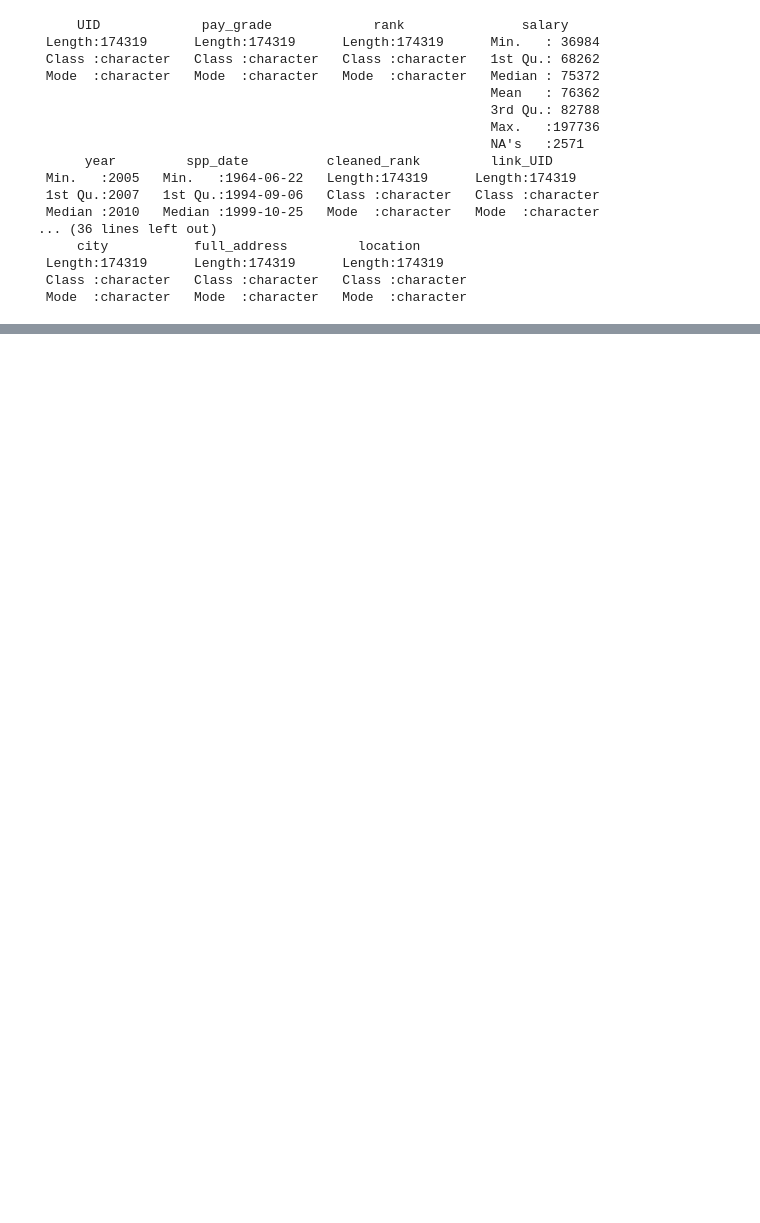
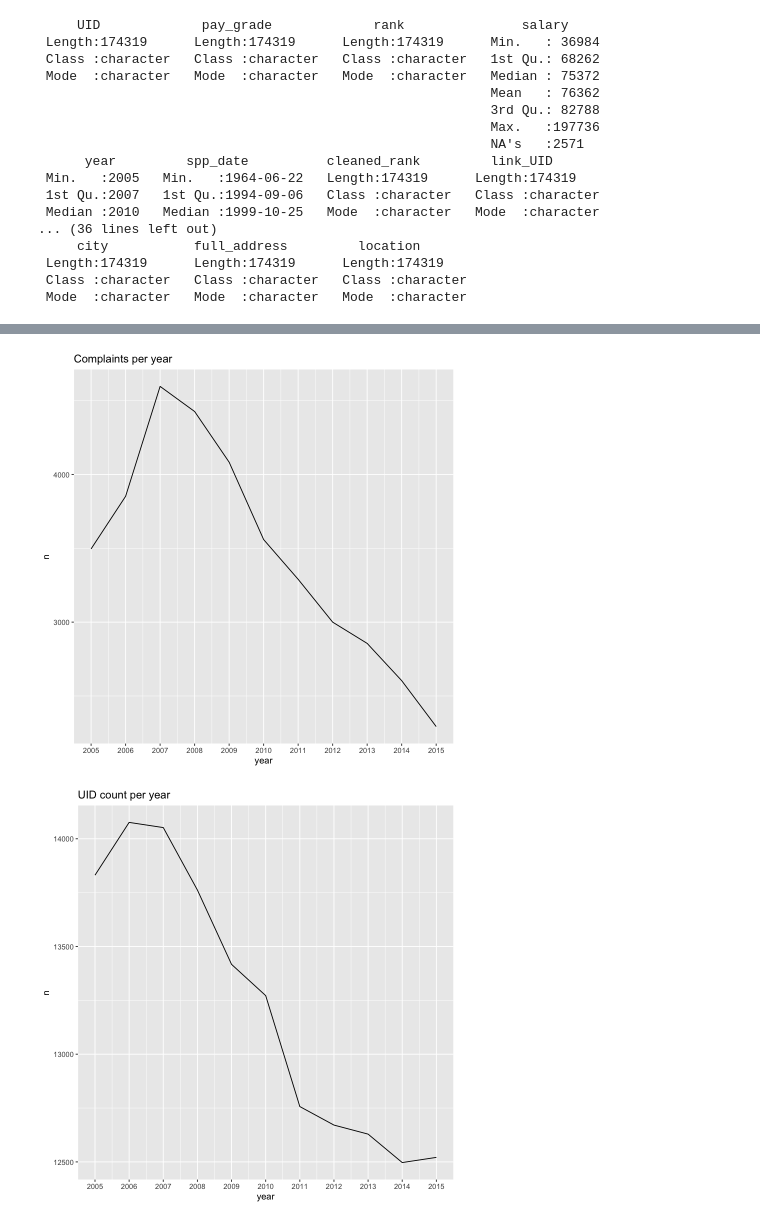
Before and after one commit to micahkwok/Group15, a Jupyter notebook: eda/EDA.ipynb, the cells around one changed output, grey strips where cells are left out. Cells and saved outputs as stored; diff of their text form; code cells hidden in the pictures; blank space fills up the shorter version.

```diff
--- a/eda/EDA.ipynb
+++ b/eda/EDA.ipynb
@@ -344,0 +341,11 @@ Warning message:
+# %%
+# Complaints by year
+complaints_per_year <- df_merged %>% group_by(year, cr_id) %>% tally() %>% drop_na() %>% group_by(year) %>% tally()
+ggplot(complaints_per_year, aes(x = year, y = n)) + geom_line() + ggtitle("Complaints per year") + scale_x_continuous(breaks = 2005:2015)
+
+# Officer UID per year
+off_per_year <- df_merged %>% group_by(year, UID) %>% tally() %>% drop_na() %>% group_by(year) %>% tally()
+ggplot(off_per_year, aes(x = year, y = n)) + geom_line() + ggtitle("UID count per year") + scale_x_continuous(breaks = 2005:2015)
+# %% [output]
+[figure, added]
+[figure, added]
```
Also changed, not shown: parts of 9 cells of this notebook.
